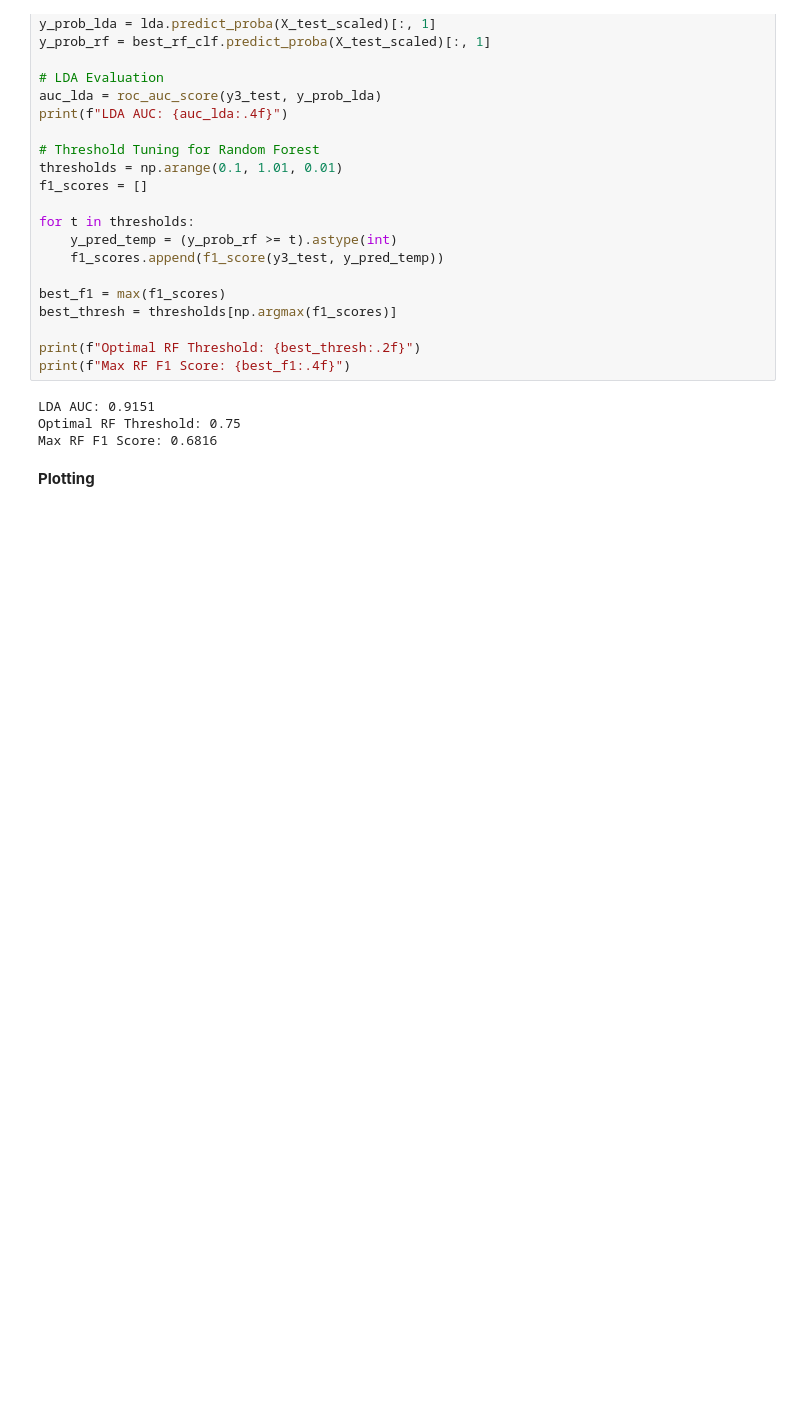
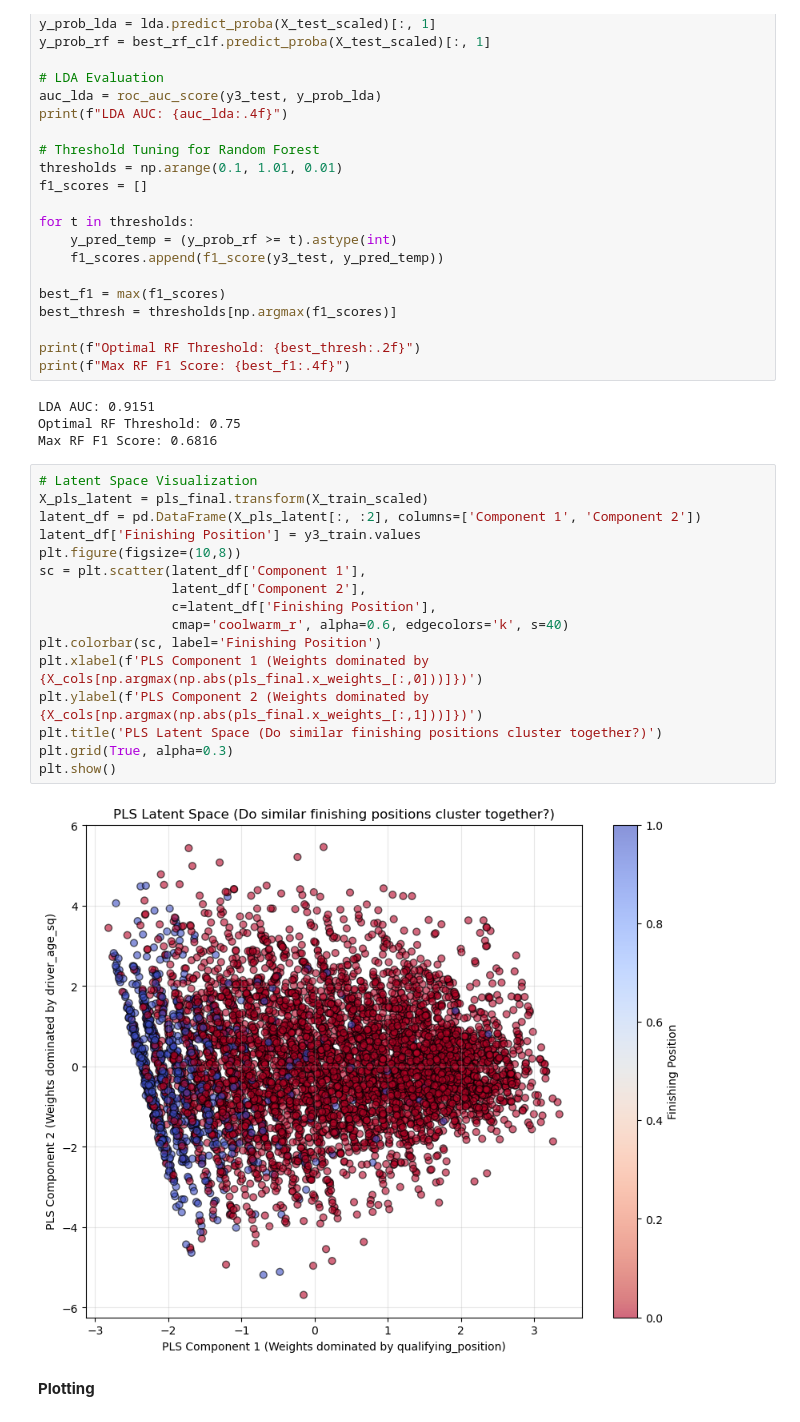
Before and after one commit to shehzanwar/DMSL7406, a Jupyter notebook: Project/f1_proj.ipynb, the cells around one changed output. Drawn from its saved outputs; the diff is of its cells as text; blank space fills up the shorter version.

```diff
--- a/Project/f1_proj.ipynb
+++ b/Project/f1_proj.ipynb
@@ -371,5 +384,23 @@ print(f"Max RF F1 Score: {best_f1:.4f}")
 LDA AUC: 0.9151
 Optimal RF Threshold: 0.75
 Max RF F1 Score: 0.6816
+# %%
+# Latent Space Visualization
+X_pls_latent = pls_final.transform(X_train_scaled)
+latent_df = pd.DataFrame(X_pls_latent[:, :2], columns=['Component 1', 'Component 2'])
+latent_df['Finishing Position'] = y3_train.values
+plt.figure(figsize=(10,8))
+sc = plt.scatter(latent_df['Component 1'],
+                 latent_df['Component 2'],
+                 c=latent_df['Finishing Position'],
+                 cmap='coolwarm_r', alpha=0.6, edgecolors='k', s=40)
+plt.colorbar(sc, label='Finishing Position')
+plt.xlabel(f'PLS Component 1 (Weights dominated by {X_cols[np.argmax(np.abs(pls_final.x_weights_[:,0]))]})')
+plt.ylabel(f'PLS Component 2 (Weights dominated by {X_cols[np.argmax(np.abs(pls_final.x_weights_[:,1]))]})')
+plt.title('PLS Latent Space (Do similar finishing positions cluster together?)')
+plt.grid(True, alpha=0.3)
+plt.show()
+# %% [output]
+[figure, added]
 # %% [markdown]
 **Plotting**
```
Also changed, not shown: parts of 2 cells of this notebook.
